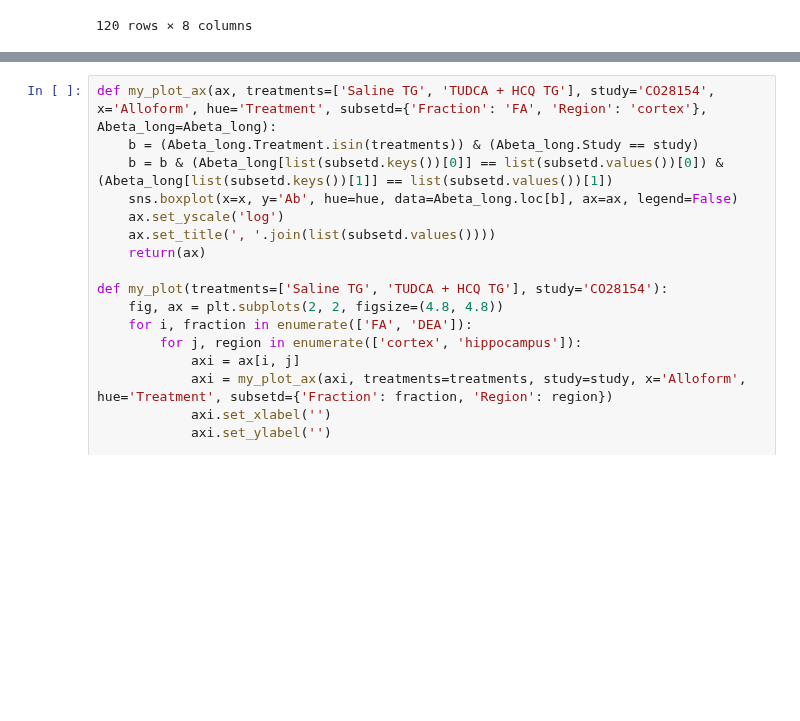
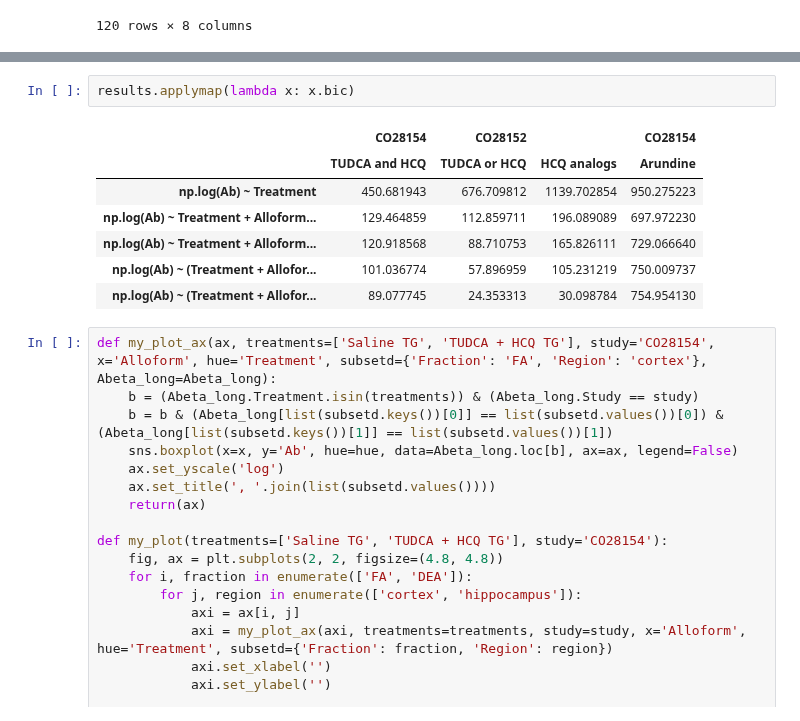
Before and after one commit to attilagk/CTNS-notebook, a Jupyter notebook: 2024-08-08-biochemistry/2024-08-08-biochemistry.ipynb, the cells around one changed output, grey strips where cells are left out. Drawn from its saved outputs; the diff is of its cells as text; blank space fills up the shorter version.

```diff
--- a/2024-08-08-biochemistry/2024-08-08-biochemistry.ipynb
+++ b/2024-08-08-biochemistry/2024-08-08-biochemistry.ipynb
@@ -176,3 +196,13 @@ result.summary()
+# %%
+results.applymap(lambda x: x.bic)
+# %% [output]
+|  | CO28154 | CO28152 |  | CO28154 |
+|  | TUDCA and HCQ | TUDCA or HCQ | HCQ analogs | Arundine |
+| np.log(Ab) ~ Treatment | 450.681943 | 676.709812 | 1139.702854 | 950.275223 |
+| np.log(Ab) ~ Treatment + Alloform... | 129.464859 | 112.859711 | 196.089089 | 697.972230 |
+| np.log(Ab) ~ Treatment + Alloform... | 120.918568 | 88.710753 | 165.826111 | 729.066640 |
+| np.log(Ab) ~ (Treatment + Allofor... | 101.036774 | 57.896959 | 105.231219 | 750.009737 |
+| np.log(Ab) ~ (Treatment + Allofor... | 89.077745 | 24.353313 | 30.098784 | 754.954130 |
 # %%
 def my_plot_ax(ax, treatments=['Saline TG', 'TUDCA + HCQ TG'], study='CO28154', x='Alloform', hue='Treatment', subsetd={'Fraction': 'FA', 'Region': 'cortex'}, Abeta_long=Abeta_long):
     b = (Abeta_long.Treatment.isin(treatments)) & (Abeta_long.Study == study)
```
Also changed, not shown: parts of 7 cells of this notebook.
